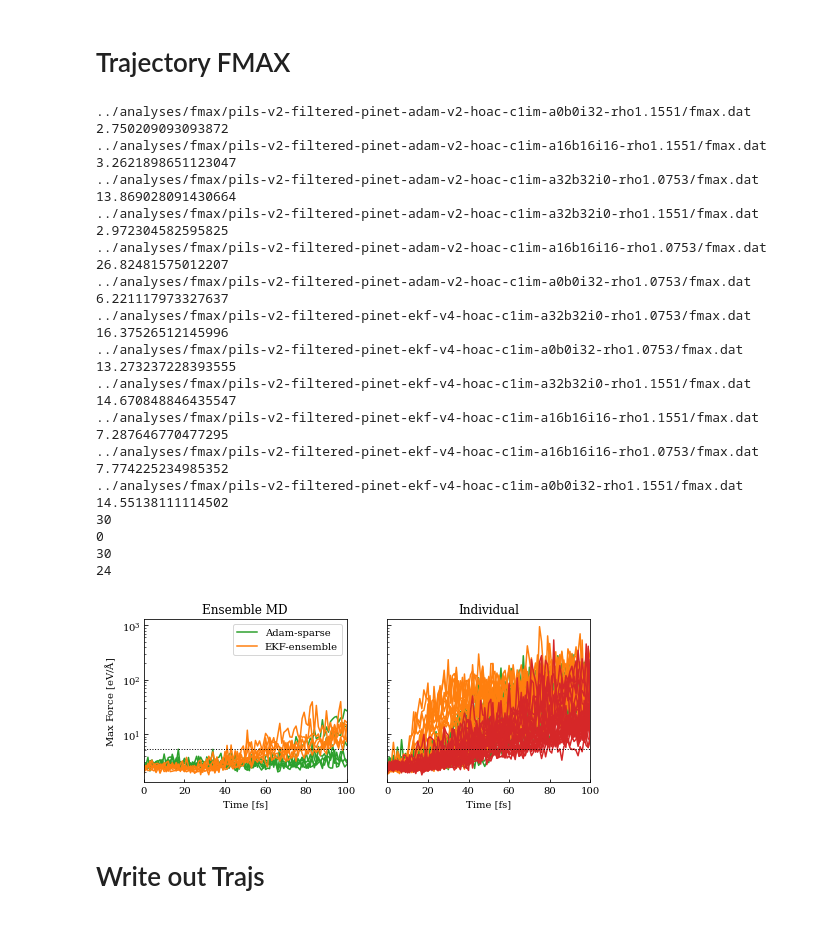
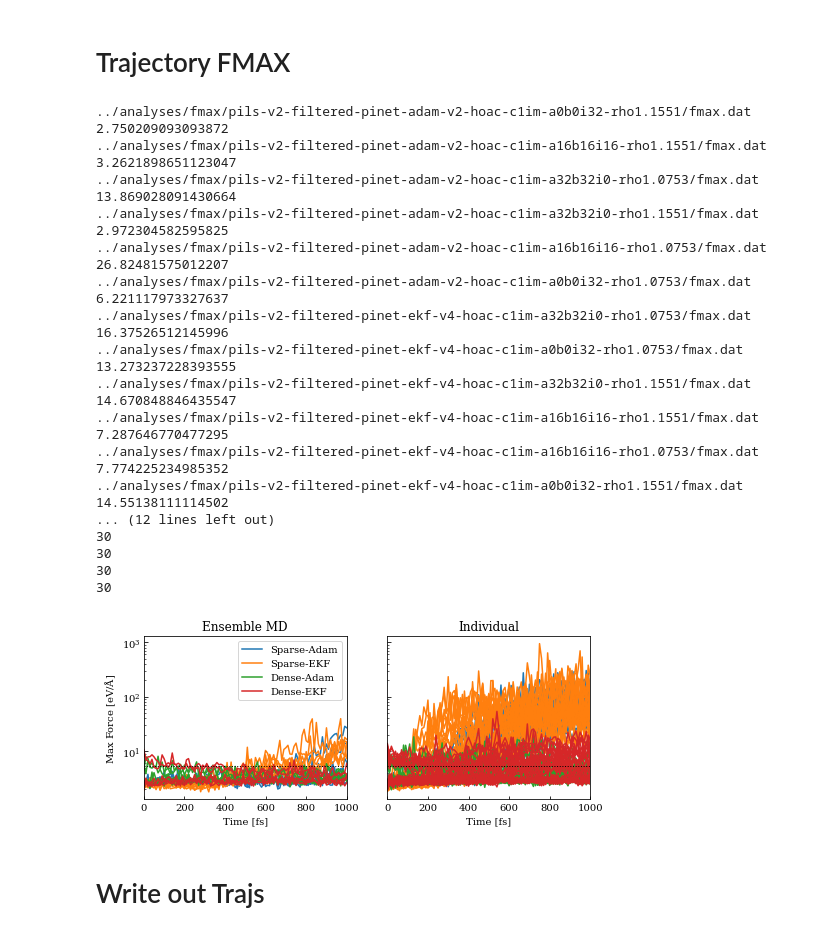
Before and after one commit to yqshao-archive/pils, a Jupyter notebook: notebooks/fmax.ipynb, the cells around one changed output. Cells and saved outputs as stored; diff of their text form; code cells hidden in the pictures.

```diff
--- a/notebooks/fmax.ipynb
+++ b/notebooks/fmax.ipynb
@@ -13,66 +13,68 @@ def unique_legend(ax, **kwargs):
 f, (ax1,ax2) = plt.subplots(1,2,figsize=[8,3], sharey=True, sharex=True, facecolor="none")
 
 for name, tag, color in [
-    ('Adam-sparse', 'pils-v2-filtered-pinet-adam-v2-hoac*', 'tab:green'),
-    ('EKF-ensemble', 'pils-v2-filtered-pinet-ekf-v3-hoac*', 'tab:blue'),
-    ('EKF-ensemble', 'pils-v2-filtered-pinet-ekf-v4-hoac*', 'tab:orange'),
-    ('EKF-ensemble', 'pils-v2-filtered-pinet-ekf-v5-hoac*', 'tab:red')
+    ('Sparse-Adam', 'pils-v2-filtered-pinet-adam-v2-hoac*', 'tab:green'),
+    ('Sparse-EKF', 'pils-v2-filtered-pinet-ekf-v4-hoac*', 'tab:blue'),
+    ('Dense-Adam', 'pils-v5-filtered-pinet-adam-v2-pre-hoac*', 'tab:orange'),
+    ('Dense-EKF', 'pils-v5-filtered-pinet-ekf-v3-pre-hoac*', 'tab:red')
     ]:
     fnames = glob(f'../analyses/fmax/{tag}/fmax.dat')
-
+    color = next(ax1._get_lines.prop_cycler)['color']
     for fname in fnames:
         fmax = np.loadtxt(fname)
         x = np.arange(len(fmax))*10
         print(fname,fmax[-1])
-        ax1.plot(fmax, color, label=name)
+        ax1.plot(x, fmax, color=color, label=name)
 
 ax1.set_title('Ensemble MD')
 ax1.set_yscale('log')
-ax1.set_xlim([0,100])
+ax1.set_xlim([0,1000])
 ax1.set_xlabel('Time [fs]')
 ax1.set_ylabel('Max Force [eV/$\AA$]')
 
 for name, tag, color in [
-    ('Adam-sparse', 'pils-v2-filtered-pinet-adam-v2-*-hoac*', 'tab:green'),
-    ('EKF-sparse', 'pils-v2-filtered-pinet-ekf-v3-*-hoac*', 'tab:blue'),
-    ('EKF-sparse', 'pils-v2-filtered-pinet-ekf-v4-*-hoac*', 'tab:orange'),
-    ('EKF-sparse', 'pils-v2-filtered-pinet-ekf-v5-*-hoac*', 'tab:red'),
-]:
+    ('Sparse-Adam', 'pils-v2-filtered-pinet-adam-v2-*-hoac*', 'tab:green'),
+    ('Sparse-EKF', 'pils-v2-filtered-pinet-ekf-v4-*-hoac*', 'tab:blue'),
+    ('Dense-Adam', 'pils-v5-filtered-pinet-adam-v2-pre-*-hoac*', 'tab:orange'),
+    ('Dense-EKF', 'pils-v5-filtered-pinet-ekf-v3-pre-*-hoac*', 'tab:red')
+    ]:
     fnames = glob(f'../analyses/fmax/{tag}/fmax.dat')
+    color = next(ax2._get_lines.prop_cycler)['color']
     print(len(fnames))
     for fname in fnames:
         fmax = np.loadtxt(fname)
         x = np.arange(len(fmax))*10
-        ax2.plot(fmax, color, label=name)
+        ax2.plot(x, fmax, color=color, label=name)
 
 
 
 ax2.set_title('Individual')
 ax2.set_xlabel('Time [fs]')
 
-ax1.plot([0,100],[5.382321815120461]*2,'k:',lw=1)
-ax2.plot([0,100],[5.382321815120461]*2,'k:',lw=1)
+ax1.plot([0,1000],[5.382321815120461]*2,'k:',lw=1)
+ax2.plot([0,1000],[5.382321815120461]*2,'k:',lw=1)
 
 unique_legend(ax1, frameon=True)
 plt.savefig('initial-ensemble.png', facecolor='w')
 # %% [output]
 ../analyses/fmax/pils-v2-filtered-pinet-adam-v2-hoac-c1im-a0b0i32-rho1.1551/fmax.dat 2.750209093093872
 ../analyses/fmax/pils-v2-filtered-pinet-adam-v2-hoac-c1im-a16b16i16-rho1.1551/fmax.dat 3.2621898651123047
 ../analyses/fmax/pils-v2-filtered-pinet-adam-v2-hoac-c1im-a32b32i0-rho1.0753/fmax.dat 13.869028091430664
 ../analyses/fmax/pils-v2-filtered-pinet-adam-v2-hoac-c1im-a32b32i0-rho1.1551/fmax.dat 2.972304582595825
 ../analyses/fmax/pils-v2-filtered-pinet-adam-v2-hoac-c1im-a16b16i16-rho1.0753/fmax.dat 26.82481575012207
 ../analyses/fmax/pils-v2-filtered-pinet-adam-v2-hoac-c1im-a0b0i32-rho1.0753/fmax.dat 6.221117973327637
 ../analyses/fmax/pils-v2-filtered-pinet-ekf-v4-hoac-c1im-a32b32i0-rho1.0753/fmax.dat 16.37526512145996
 ../analyses/fmax/pils-v2-filtered-pinet-ekf-v4-hoac-c1im-a0b0i32-rho1.0753/fmax.dat 13.273237228393555
 ../analyses/fmax/pils-v2-filtered-pinet-ekf-v4-hoac-c1im-a32b32i0-rho1.1551/fmax.dat 14.670848846435547
 ../analyses/fmax/pils-v2-filtered-pinet-ekf-v4-hoac-c1im-a16b16i16-rho1.1551/fmax.dat 7.287646770477295
 ../analyses/fmax/pils-v2-filtered-pinet-ekf-v4-hoac-c1im-a16b16i16-rho1.0753/fmax.dat 7.774225234985352
 ../analyses/fmax/pils-v2-filtered-pinet-ekf-v4-hoac-c1im-a0b0i32-rho1.1551/fmax.dat 14.55138111114502
+... (12 lines left out)
 30
-0
 30
-24
+30
+30
-[figure, old version]
+[figure, new version]
 # %% [markdown]
 # Write out Trajs
 # %%
```
Also changed, not shown: 4 other files.
